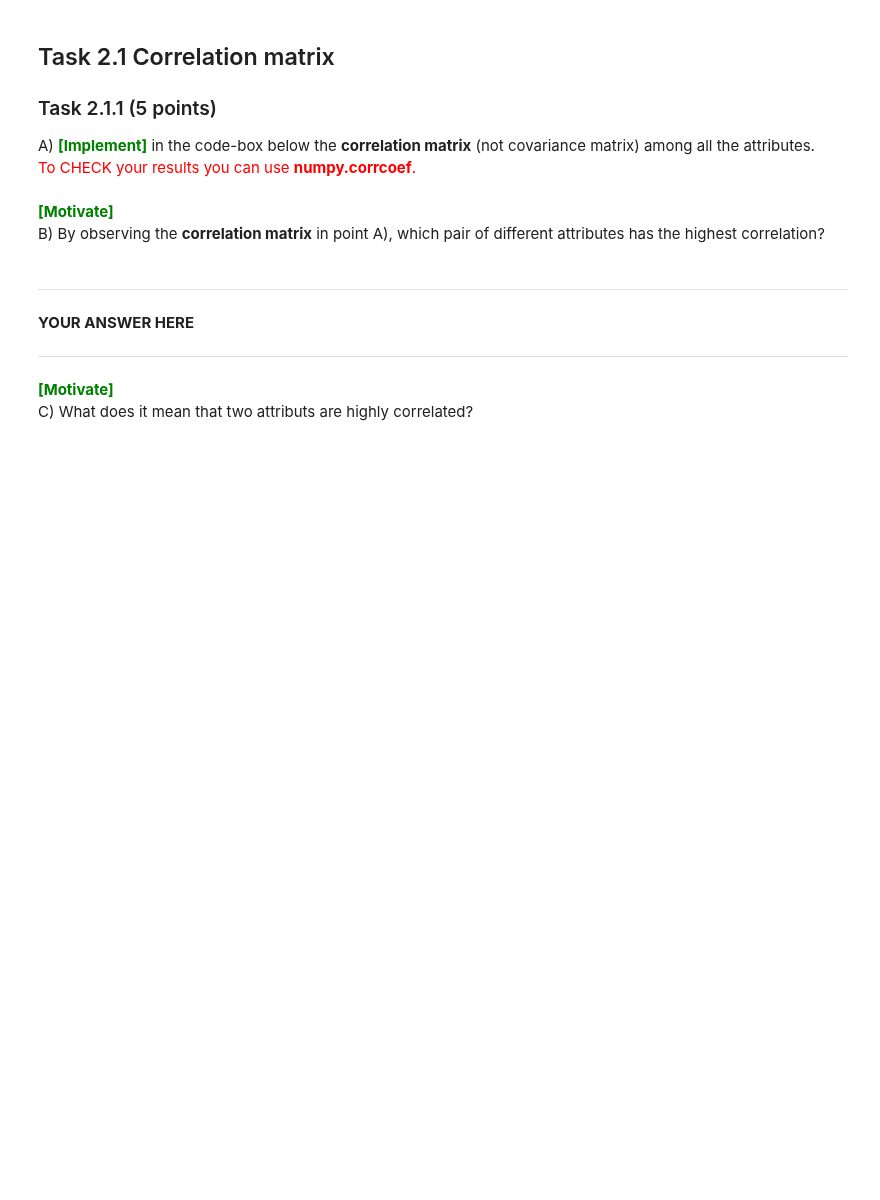
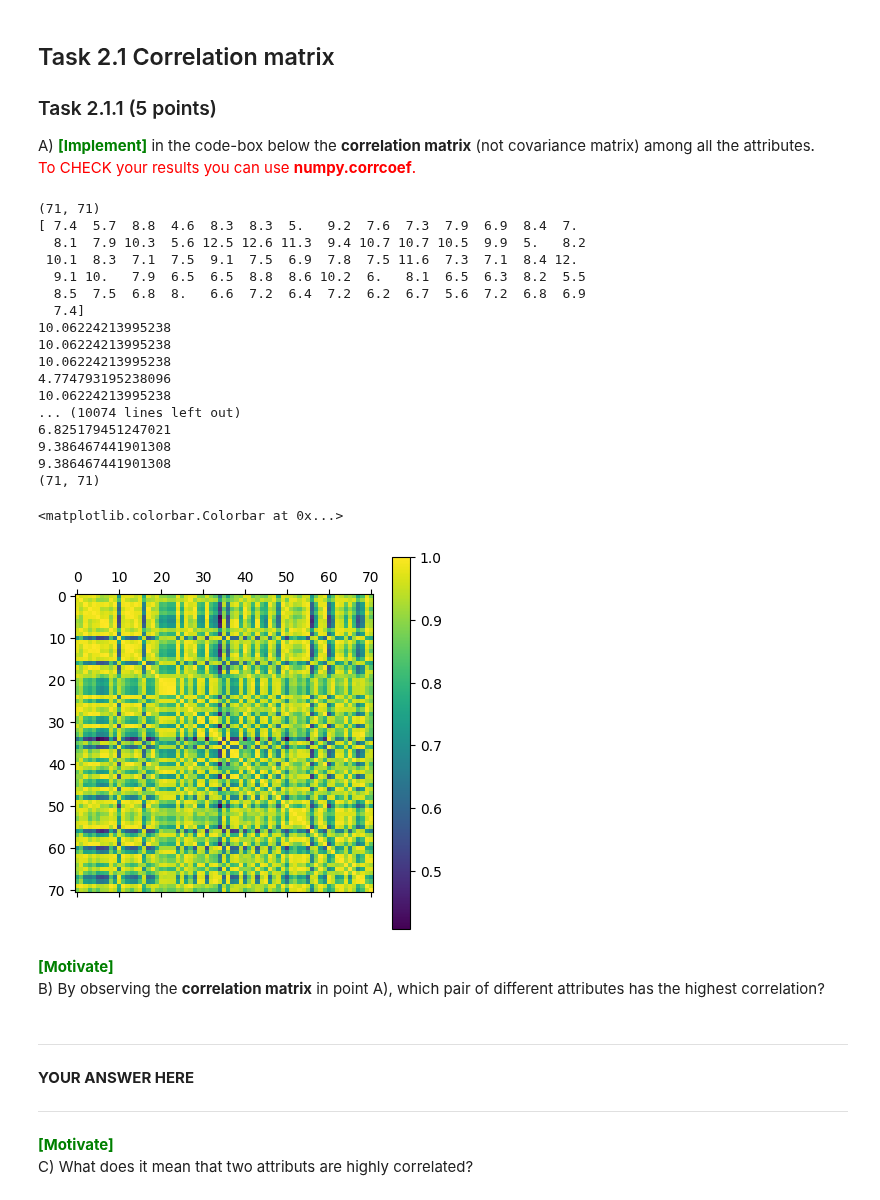
Before and after one commit to Joac1137/dm2023-exercises, a Jupyter notebook: handins/handin1.ipynb, the cells around one changed output. Drawn from its saved outputs; the diff is of its cells as text; code cells hidden in the pictures; blank space fills up the shorter version.

```diff
--- a/handins/handin1.ipynb
+++ b/handins/handin1.ipynb
@@ -327,18 +334,60 @@ A) <span style='color: green'>**\[Implement\]**</span> in the code-box below the
 <font color='red'>To CHECK your results you can use **numpy.corrcoef**.</font>
 # %%
 def correlation_matrix(X):
-    corr = None
+    n, d = X.shape
+    corr = np.empty((n,n))
+    print(corr.shape)
+    #print(X)
+    print(X[:,0])
+    for i in range(n):
+        my_1 = np.mean(X[i,:])
+        #print(my_1)
+        for j in range(n):
+            my_2 = np.mean(X[j,:])
+
+            sigma_ij = (1 / (n - 1)) * np.sum((X[i,:] - my_1) * (X[j,:] - my_2))
+            sigma_i = (1 / (n - 1)) * np.sum((X[i,:] - my_1) * (X[i,:] - my_1))
+            sigma_j = (1 / (n - 1)) * np.sum((X[j,:] - my_2) * (X[j,:] - my_2))
+
+            print(sigma_i)
+            print(sigma_j)
+            corr[i,j] = sigma_ij / np.sqrt(sigma_i**2 * sigma_j**2)
+
+
     # YOUR CODE HERE
 
 
 
     # YOUR CODE HERE
     return corr
 
 X = data_np
 Corr = correlation_matrix(X)
+print(Corr)
+Corr = np.corrcoef(X)
+print(Corr.shape)
 plt.matshow(Corr)
 plt.colorbar()
+# %% [output]
+(71, 71)
+[ 7.4  5.7  8.8  4.6  8.3  8.3  5.   9.2  7.6  7.3  7.9  6.9  8.4  7.
+  8.1  7.9 10.3  5.6 12.5 12.6 11.3  9.4 10.7 10.7 10.5  9.9  5.   8.2
+ 10.1  8.3  7.1  7.5  9.1  7.5  6.9  7.8  7.5 11.6  7.3  7.1  8.4 12.
+  9.1 10.   7.9  6.5  6.5  8.8  8.6 10.2  6.   8.1  6.5  6.3  8.2  5.5
+  8.5  7.5  6.8  8.   6.6  7.2  6.4  7.2  6.2  6.7  5.6  7.2  6.8  6.9
+  7.4]
+10.06224213995238
+10.06224213995238
+10.06224213995238
+4.774793195238096
+10.06224213995238
+... (10074 lines left out)
+6.825179451247021
+9.386467441901308
+9.386467441901308
+(71, 71)
+<matplotlib.colorbar.Colorbar at 0x...>
+[figure, added]
 # %% [markdown]
 <span style='color: green'>**\[Motivate\]**</span><br>
 B) By observing the  **correlation matrix** in point A), which pair of different attributes has the highest correlation? <br>
```
Also changed, not shown: parts of 1 cell of this notebook.
